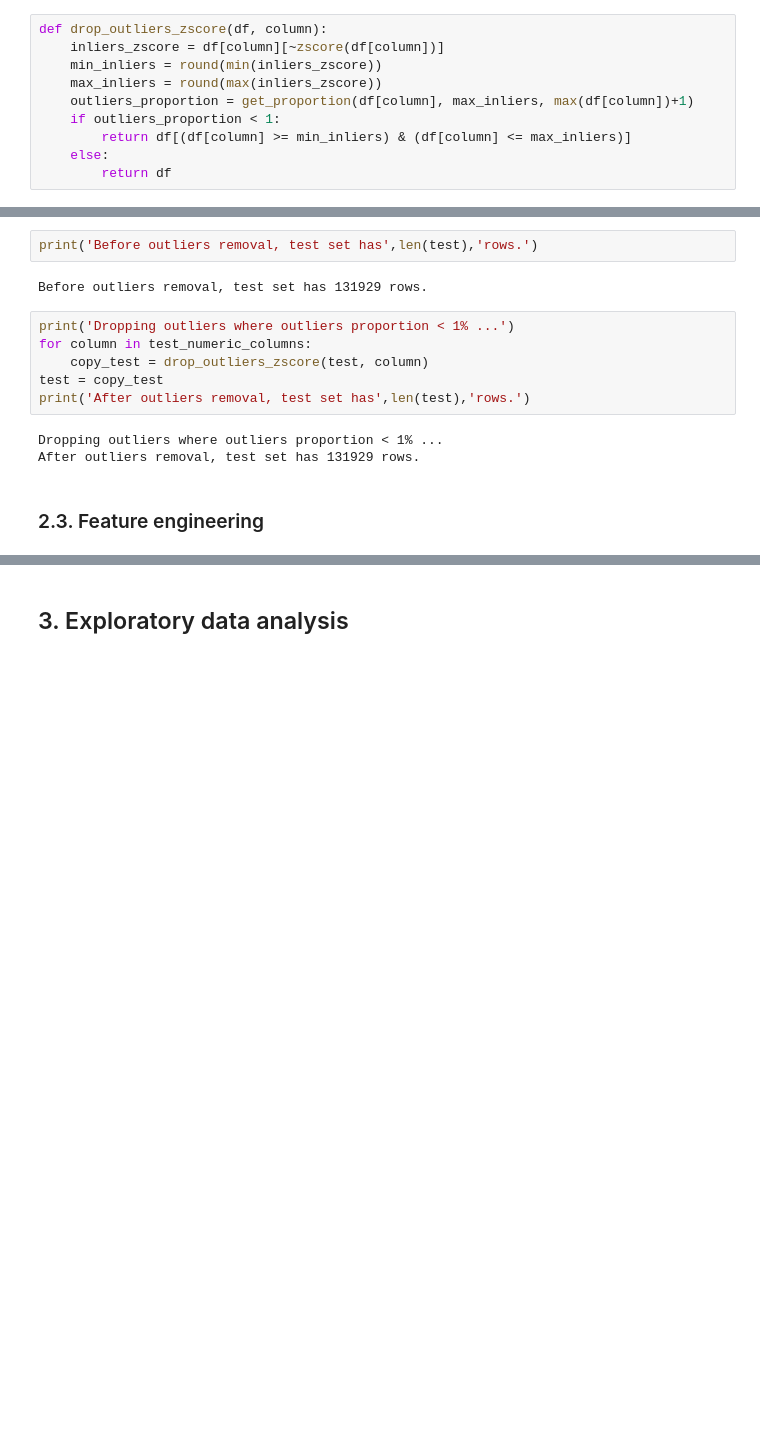
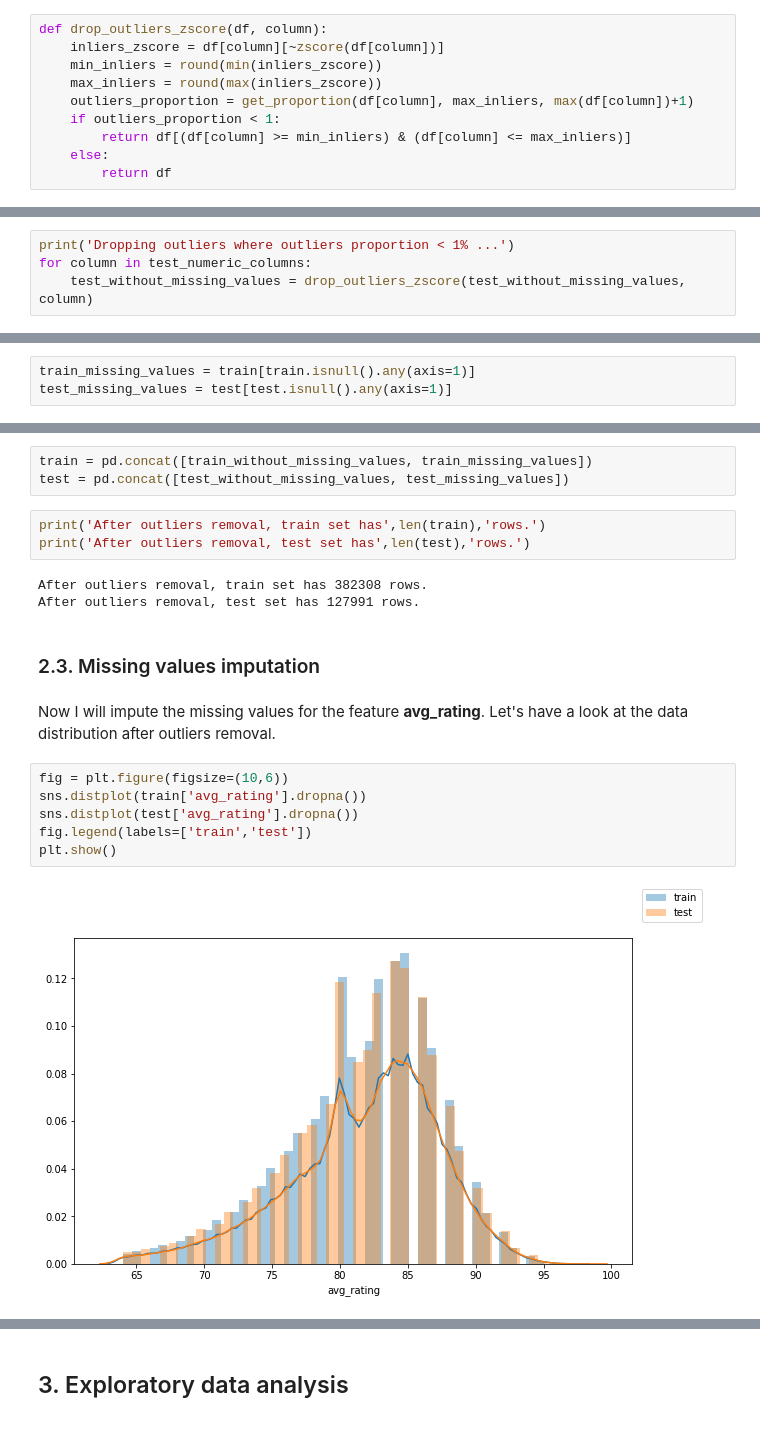
Before and after one commit to confused-pandas/trivago-predicting-clicks, a Jupyter notebook: clicks-prediction.ipynb, the cells around one changed output, grey strips where cells are left out. Drawn from its saved outputs; the diff is of its cells as text; blank space fills up the shorter version.

Commit message:
outliers removal

```diff
--- a/clicks-prediction.ipynb
+++ b/clicks-prediction.ipynb
@@ -278,0 +315,4 @@ def drop_outliers_zscore(df, column):
+# %%
+print('Dropping outliers where outliers proportion < 1% ...')
+for column in test_numeric_columns:
+    test_without_missing_values = drop_outliers_zscore(test_without_missing_values, column)
@@ -279,2 +321,5 @@ def drop_outliers_zscore(df, column):
+# %%
+train_missing_values = train[train.isnull().any(axis=1)]
+test_missing_values = test[test.isnull().any(axis=1)]
 # %%
 print('Before outliers removal, train set has',len(train),'rows.')
@@ -316,15 +330,22 @@ Outlier detection: Isolation Forest identified outliers outside of the range [0,
+# %%
+train = pd.concat([train_without_missing_values, train_missing_values])
+test = pd.concat([test_without_missing_values, test_missing_values])
 # %%
-print('Before outliers removal, test set has',len(test),'rows.')
+print('After outliers removal, train set has',len(train),'rows.')
+print('After outliers removal, test set has',len(test),'rows.')
 # %% [output]
-Before outliers removal, test set has 131929 rows.
+After outliers removal, train set has 382308 rows.
+After outliers removal, test set has 127991 rows.
-# %%
-print('Dropping outliers where outliers proportion < 1% ...')
-for column in test_numeric_columns:
-    copy_test = drop_outliers_zscore(test, column)
-test = copy_test
-print('After outliers removal, test set has',len(test),'rows.')
-# %% [output]
-Dropping outliers where outliers proportion < 1% ...
-After outliers removal, test set has 131929 rows.
 # %% [markdown]
-### 2.3. Feature engineering
+### 2.3. Missing values imputation
+# %% [markdown]
+Now I will impute the missing values for the feature **avg_rating**.
+Let's have a look at the data distribution after outliers removal.
+# %%
+fig = plt.figure(figsize=(10,6))
+sns.distplot(train['avg_rating'].dropna())
+sns.distplot(test['avg_rating'].dropna())
+fig.legend(labels=['train','test'])
+plt.show()
+# %% [output]
+[figure, added]
```
Also changed, not shown: parts of 14 cells of this notebook.
